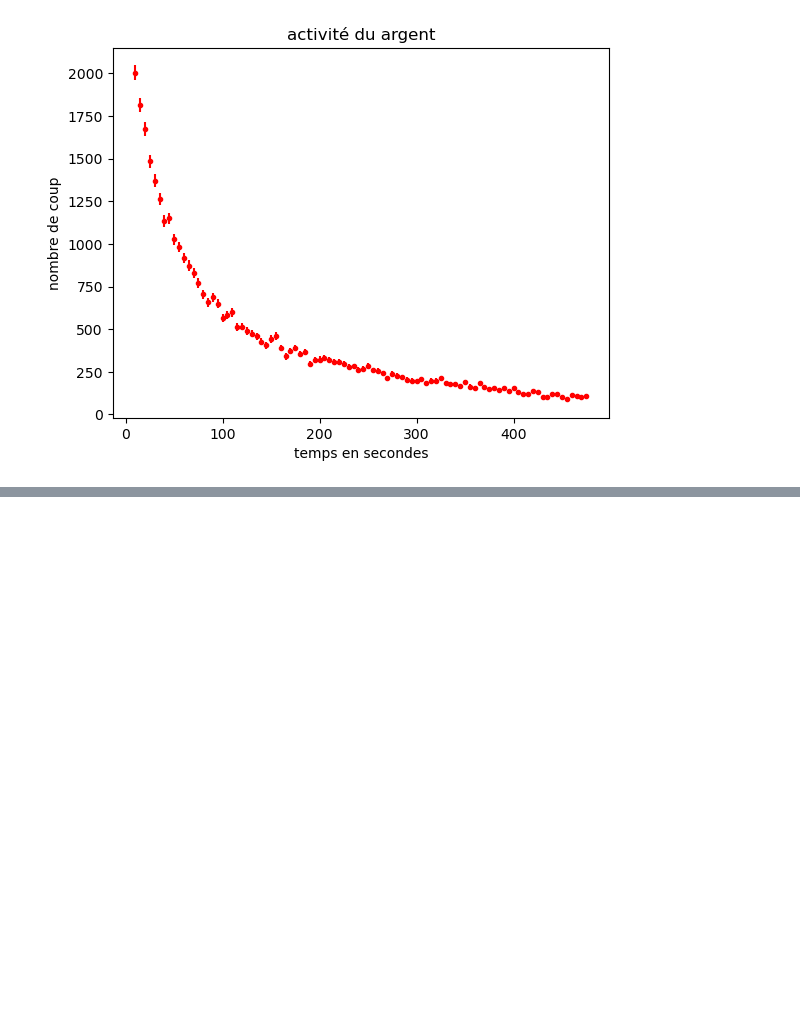
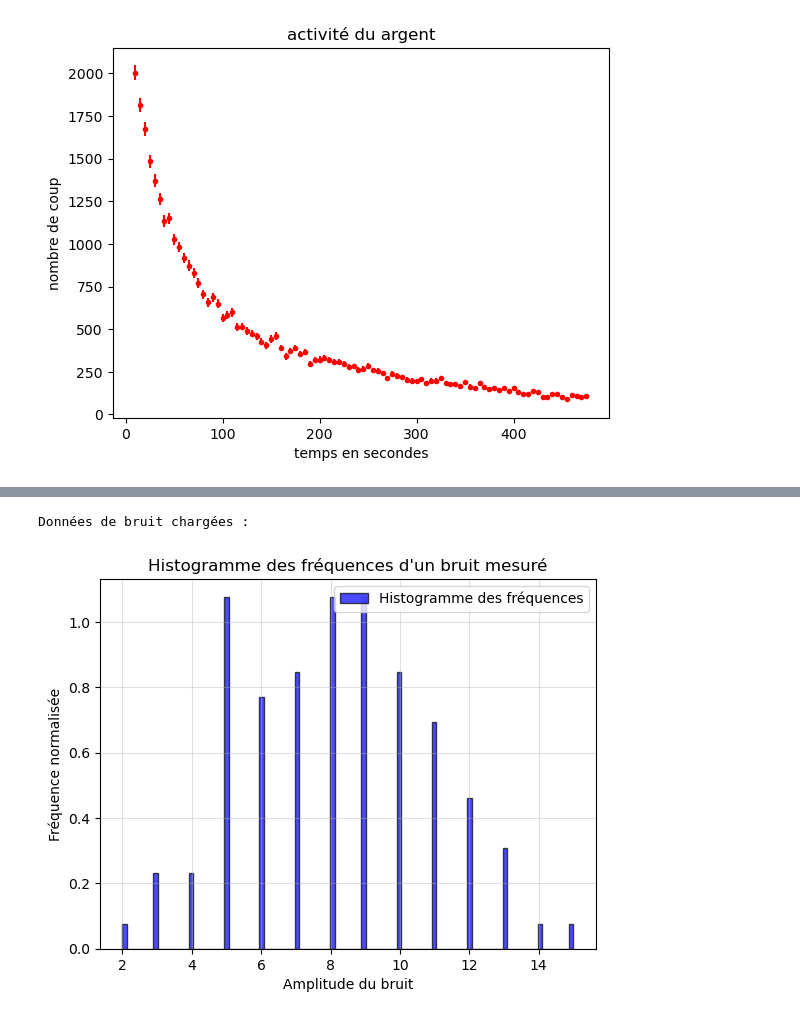
Before and after one commit to Zoltrak-Kiruwa/TP-activation-neutronique, a Jupyter notebook: courbesTP.ipynb, the cells around one changed output, grey strips where cells are left out. Drawn from its saved outputs; the diff is of its cells as text; code cells hidden in the pictures; blank space fills up the shorter version.

```diff
--- a/courbesTP.ipynb
+++ b/courbesTP.ipynb
@@ -61,3 +13,8 @@ print(converted_tables)
+# %%
+file_path = r'tablo.csv'
+tables = data.read_csv_with_multiple_tables(file_path)
+# Convertir les colonnes en listes de nombres
+converted_tables = data.convert_columns_to_lists(tables)
 # %%
 #Graphique 1ère mesure de bruit de fond avec signal seuil = -60mV:
 x,y = converted_tables['Tableau seuil = -60mV']
@@ -253,0 +200,12 @@ feur
+# %%
+xb,yb = converted_tables['Tableau seuil = -60mV']
+Yb = np.array(yb)
+Yberr = np.sqrt(yb)
+print("Moyenne de coups du bruit = ",np.mean(y))
+#print("\n incertitude sur la mesure Y= \n",Yerr)
+plt.plot(xb,yb,'-x')
+plt.matplotlib.pyplot.errorbar(xb, yb, yerr = Yberr, xerr=None, fmt='r.')
+plt.xlabel("temps en secondes")
+plt.ylabel("nombre de coup")
+plt.title("Bruit du détecteur au seuil -60mV")
+plt.show()
@@ -253,0 +215,27 @@ feur
+# %%
+import numpy as np
+import matplotlib.pyplot as plt
+
+# Charger les données de bruit à partir d'un fichier
+# Remplacez 'mesure_bruit.txt' par le chemin de votre fichier
+
+
+# Vérifiez les données
+print("Données de bruit chargées :")
+
+
+# Créer un histogramme des fréquences
+plt.hist(yb, bins=len(xb), density=True, alpha=0.7, color='blue', edgecolor='black', label='Histogramme des fréquences')
+
+# Ajouter un titre et des étiquettes
+plt.title("Histogramme des fréquences d'un bruit mesuré")
+plt.xlabel("Amplitude du bruit")
+plt.ylabel("Fréquence normalisée")
+plt.legend()
+plt.grid(alpha=0.4)
+
+# Afficher l'histogramme
+plt.show()
+# %% [output]
+Données de bruit chargées :
+[figure, added]
```
Also changed, not shown: parts of 16 cells of this notebook, 6 other files.
